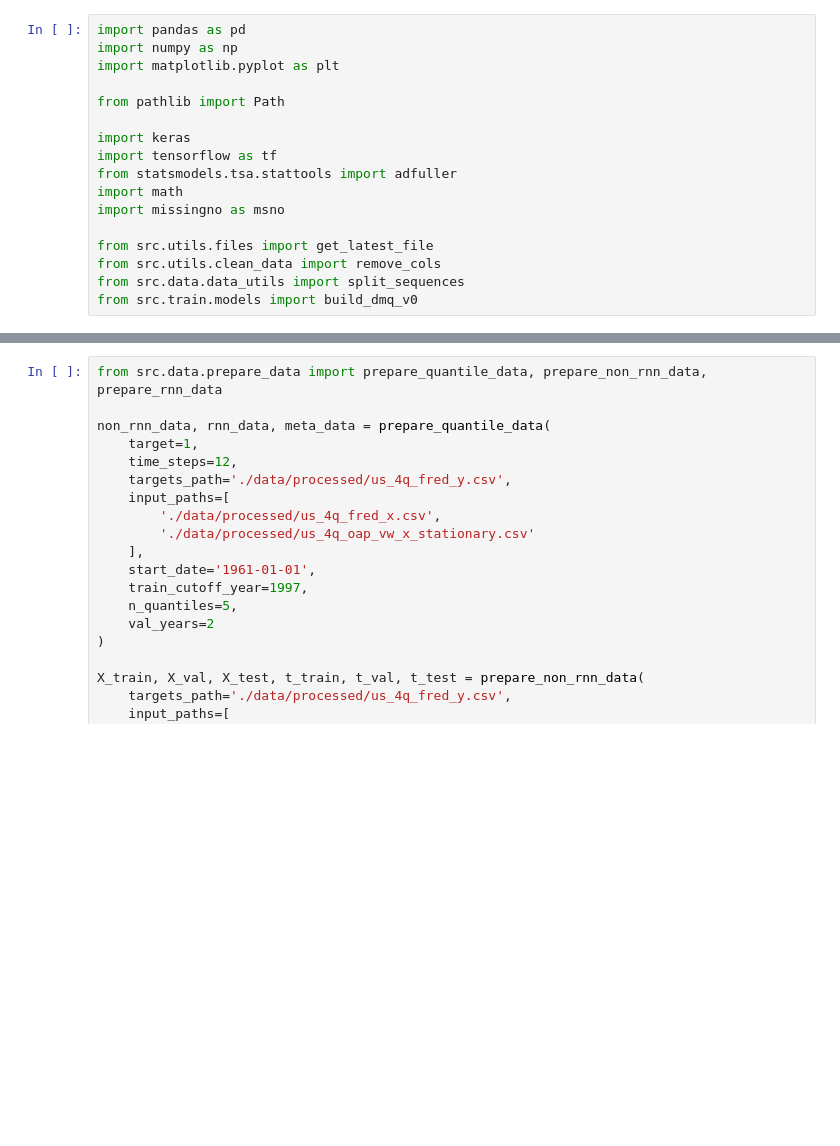
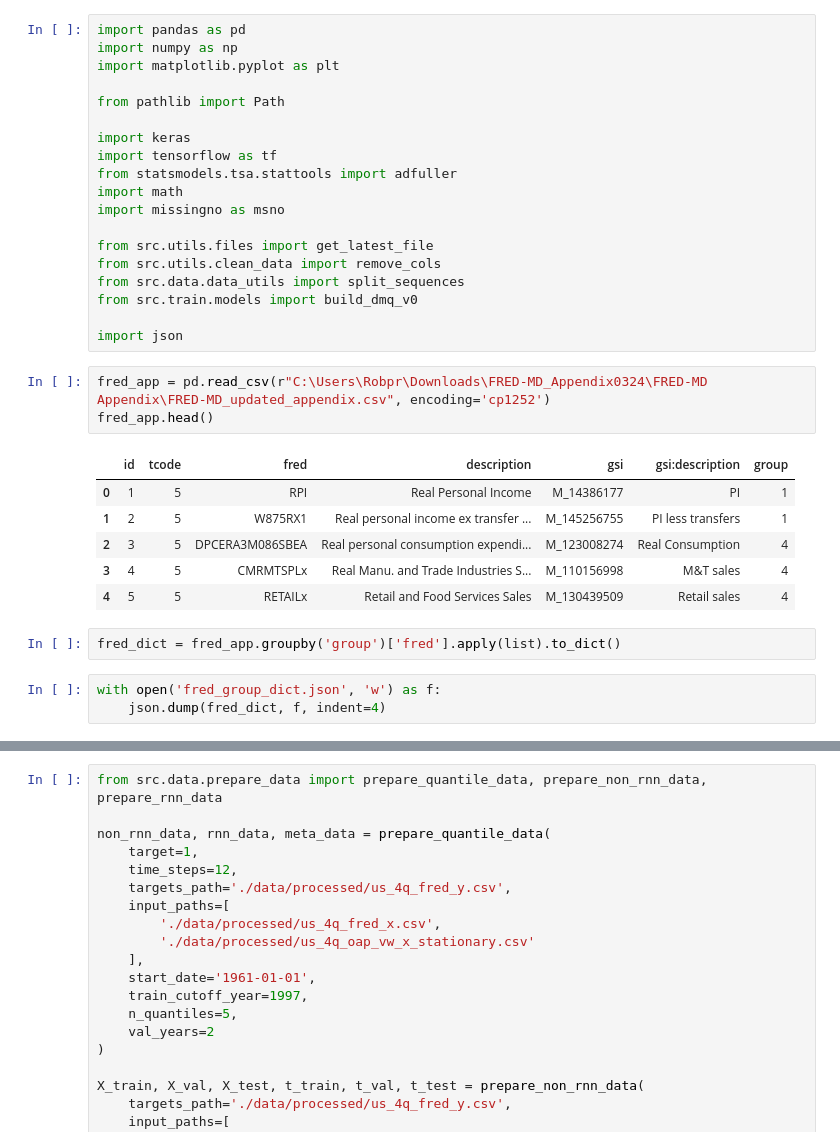
Before and after one commit to rproner1/MacroAtRisk, a Jupyter notebook: sandbox.ipynb, the cells around one changed output, grey strips where cells are left out. Drawn from its saved outputs; the diff is of its cells as text; blank space fills up the shorter version.

Commit message:
constructed fred and jkp group mappings

```diff
--- a/sandbox.ipynb
+++ b/sandbox.ipynb
@@ -15,3 +15,20 @@ from src.utils.files import get_latest_file
 from src.utils.clean_data import remove_cols
 from src.data.data_utils import split_sequences
 from src.train.models import build_dmq_v0
+
+import json
+# %%
+fred_app = pd.read_csv(r"C:\Users\Robpr\Downloads\FRED-MD_Appendix0324\FRED-MD Appendix\FRED-MD_updated_appendix.csv", encoding='cp1252')
+fred_app.head()
+# %% [output]
+|  | id | tcode | fred | description | gsi | gsi:description | group |
+| 0 | 1 | 5 | RPI | Real Personal Income | M_14386177 | PI | 1 |
+| 1 | 2 | 5 | W875RX1 | Real personal income ex transfer ... | M_145256755 | PI less transfers | 1 |
+| 2 | 3 | 5 | DPCERA3M086SBEA | Real personal consumption expendi... | M_123008274 | Real Consumption | 4 |
+| 3 | 4 | 5 | CMRMTSPLx | Real Manu. and Trade Industries S... | M_110156998 | M&T sales | 4 |
+| 4 | 5 | 5 | RETAILx | Retail and Food Services Sales | M_130439509 | Retail sales | 4 |
+# %%
+fred_dict = fred_app.groupby('group')['fred'].apply(list).to_dict()
+# %%
+with open('fred_group_dict.json', 'w') as f:
+    json.dump(fred_dict, f, indent=4)
```
Also changed, not shown: parts of 1 cell of this notebook.
